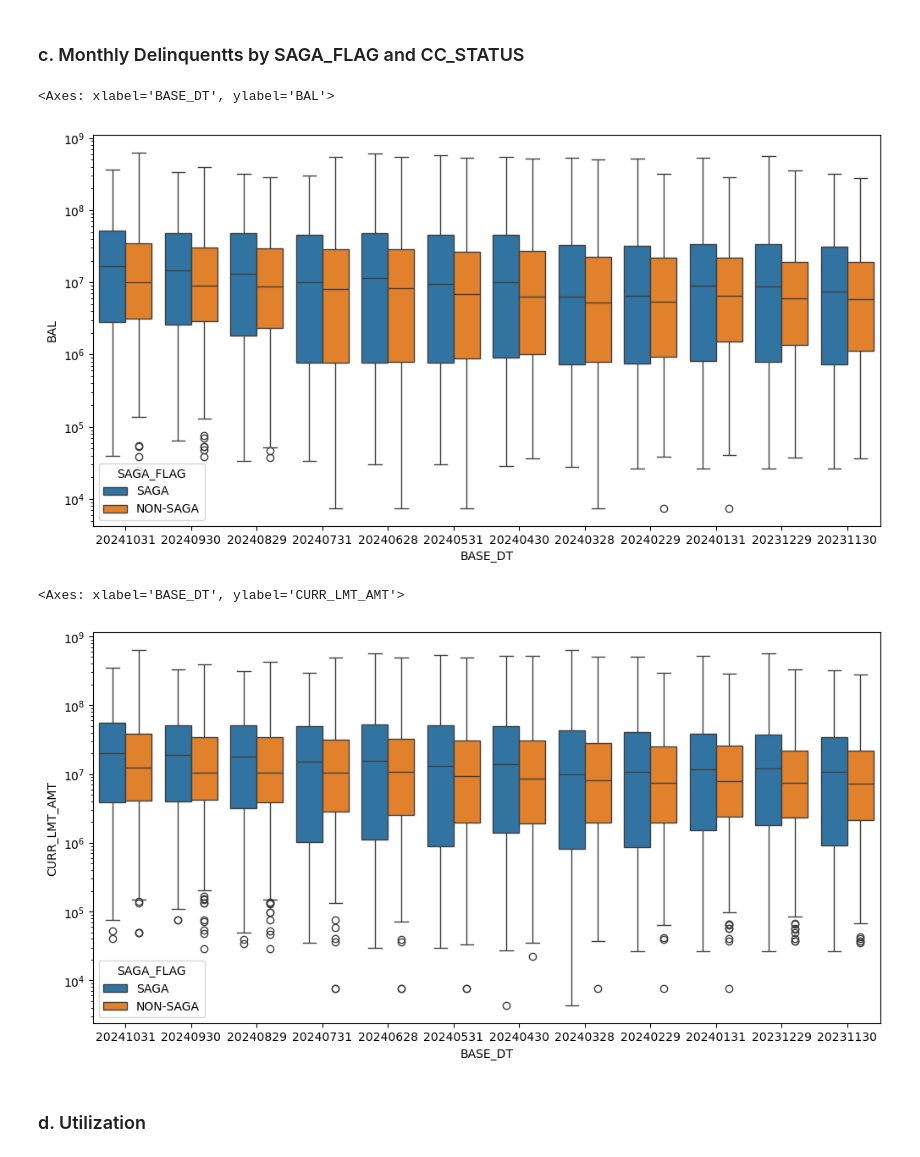
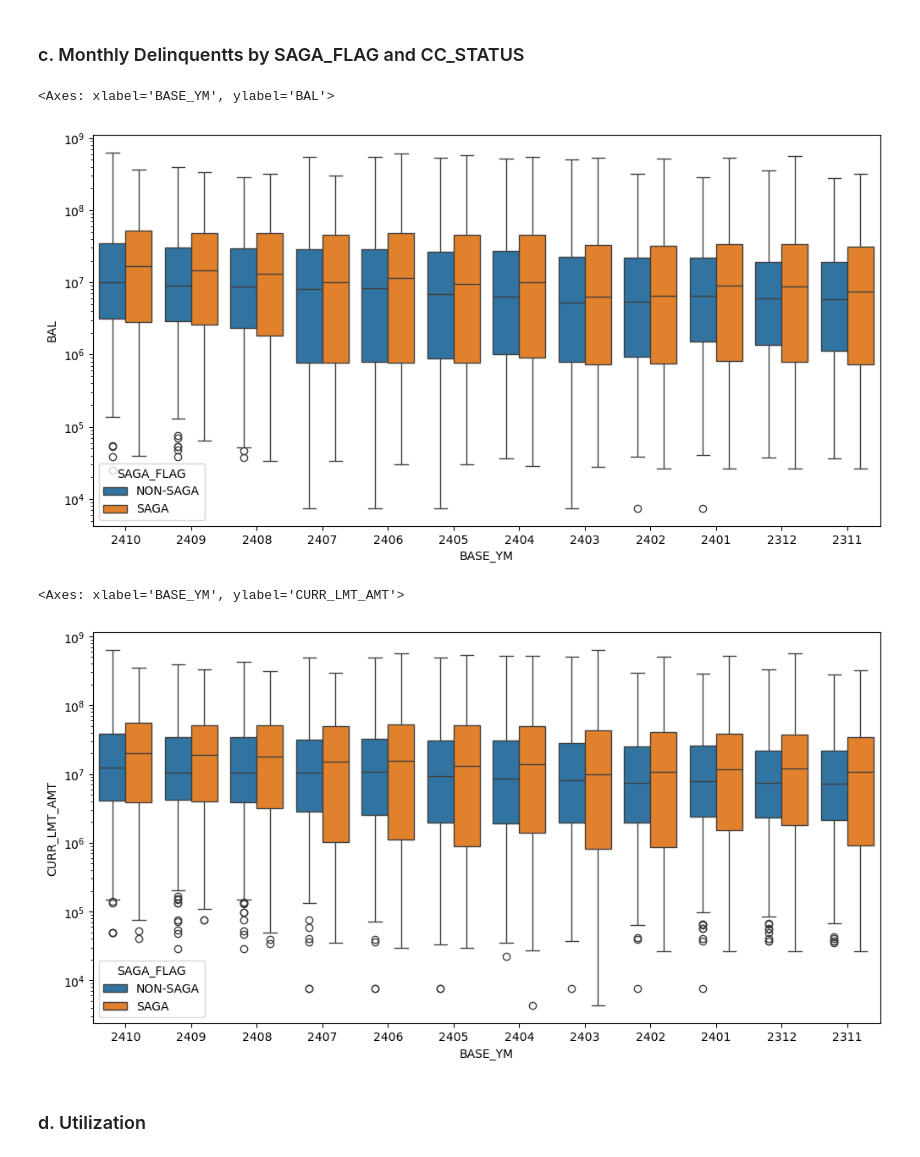
Before and after one commit to Sinxisx/Credit-Card-Analysis, a Jupyter notebook: Scratch.ipynb, the cells around one changed output. Cells and saved outputs as stored; diff of their text form; code cells hidden in the pictures.

```diff
--- a/Scratch.ipynb
+++ b/Scratch.ipynb
@@ -17,7 +17,5 @@ import matplotlib.pyplot as plt
 # credentials
 username = os.environ['DBA_USR']
 password = os.environ['DBA_PW']
-host = '10.220.50.121'
-port = '1661'
-service_name = 'ANALYTIC'
+dsn = '10.220.50.121:1661/ANALYTIC'
 # %%
@@ -25,6 +23,9 @@ connection_string = f'oracle+oracledb://{username}:{password}@{host}:{port}/?ser
+# %%
+# create connection
+connection = oracledb.connect(user=username, password=password, dsn=dsn)
 # %%
 # create engine
-engine = create_engine(connection_string)
+engine = create_engine('oracle+oracledb://', creator=lambda: connection)
 # %%
 # create list of all dates
 allDates = ['20241031','20240930','20240829','20240731','20240628','20240531',
@@ -1138,20 +1209,22 @@ sns.boxplot(data=MLs, x="SAGA_FLAG", y="CURR_LMT_AMT", hue="CC_STATUS", log_scal
 [figure]
 # %% [markdown]
 ### c. Monthly Delinquentts by SAGA_FLAG and CC_STATUS
+# %%
+MLs['BASE_YM'] = MLs['BASE_DT'].str[2:6]
 # %%
 # create boxplot MONTHLY
 plt.figure(figsize=(12,6))
-sns.boxplot(data=MLs[MLs['CC_STATUS']=='DELINQUENT'], x="BASE_DT", y="BAL", hue="SAGA_FLAG", log_scale=True)
+sns.boxplot(data=MLs[MLs['CC_STATUS']=='DELINQUENT'], x="BASE_YM", y="BAL", hue="SAGA_FLAG", log_scale=True)
 # %% [output]
-<Axes: xlabel='BASE_DT', ylabel='BAL'>
+<Axes: xlabel='BASE_YM', ylabel='BAL'>
-[figure, old version]
+[figure, new version]
 # %%
 # create boxplot MONTHLY
 plt.figure(figsize=(12,6))
-sns.boxplot(data=MLs[MLs['CC_STATUS']=='DELINQUENT'], x="BASE_DT", y="CURR_LMT_AMT", hue="SAGA_FLAG", log_scale=True)
+sns.boxplot(data=MLs[MLs['CC_STATUS']=='DELINQUENT'], x="BASE_YM", y="CURR_LMT_AMT", hue="SAGA_FLAG", log_scale=True)
 # %% [output]
-<Axes: xlabel='BASE_DT', ylabel='CURR_LMT_AMT'>
+<Axes: xlabel='BASE_YM', ylabel='CURR_LMT_AMT'>
-[figure, old version]
+[figure, new version]
 # %% [markdown]
 ### d. Utilization
 # %%
```
Also changed, not shown: parts of 35 cells of this notebook.
